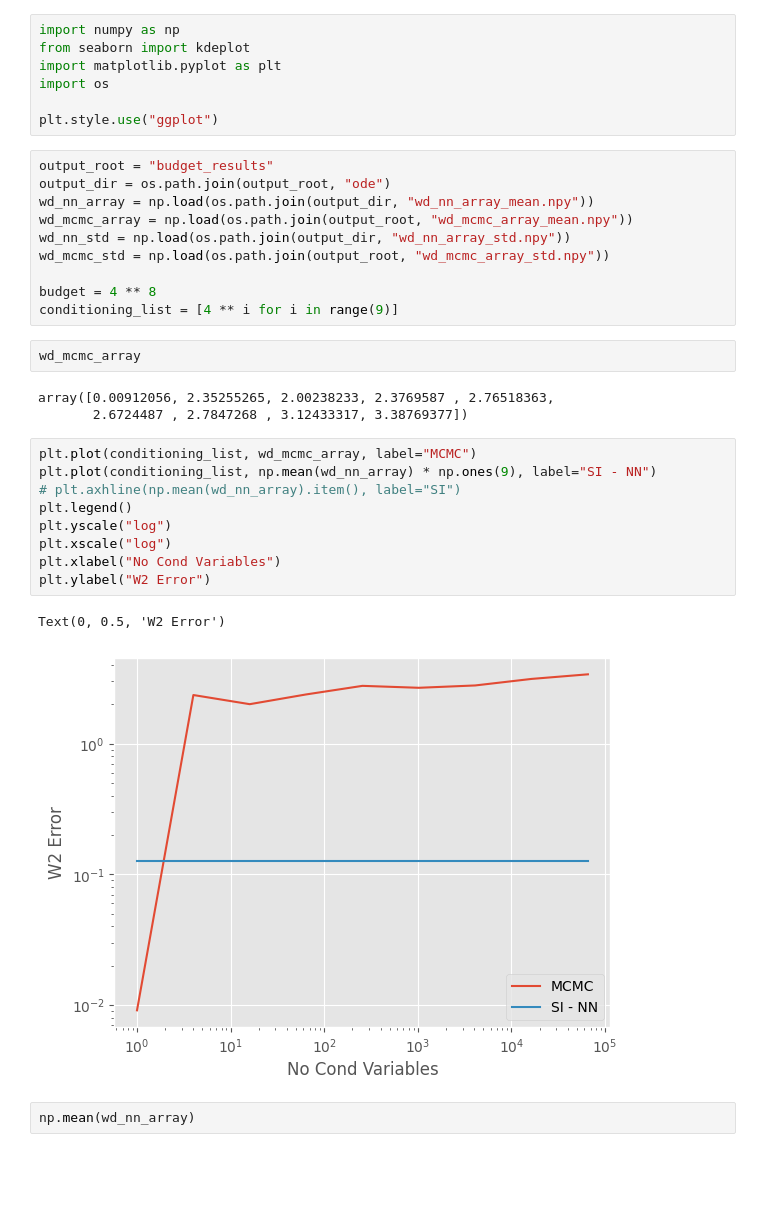
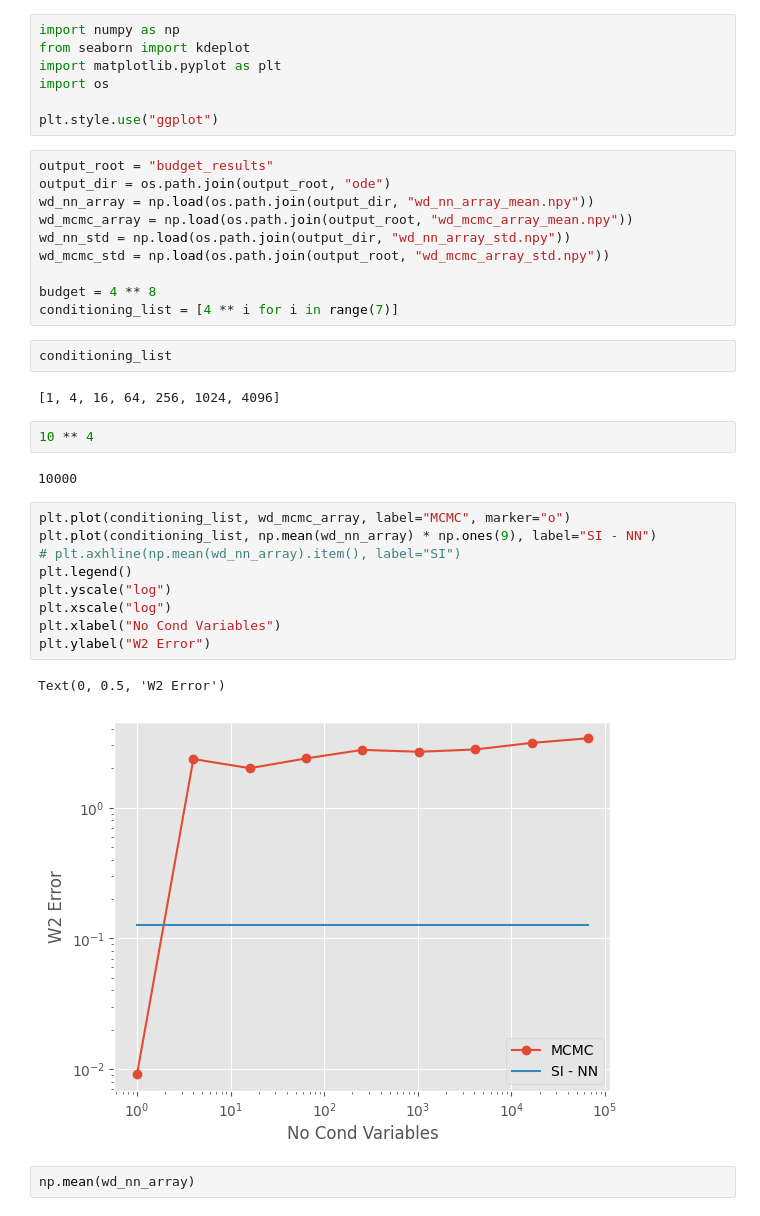
Before and after one commit to abjohnson117/TransportVsMcmcExperiments, a Jupyter notebook: banana/budget_test.ipynb, the cells around one changed output. Drawn from its saved outputs; the diff is of its cells as text; blank space fills up the shorter version.

```diff
--- a/banana/budget_test.ipynb
+++ b/banana/budget_test.ipynb
@@ -14,24 +14,27 @@ wd_nn_std = np.load(os.path.join(output_dir, "wd_nn_array_std.npy"))
 wd_mcmc_std = np.load(os.path.join(output_root, "wd_mcmc_array_std.npy"))
 
 budget = 4 ** 8
-conditioning_list = [4 ** i for i in range(9)]
+conditioning_list = [4 ** i for i in range(7)]
 # %%
-wd_mcmc_array
+conditioning_list
 # %% [output]
-array([0.00912056, 2.35255265, 2.00238233, 2.3769587 , 2.76518363,
-       2.6724487 , 2.7847268 , 3.12433317, 3.38769377])
+[1, 4, 16, 64, 256, 1024, 4096]
+# %%
+10 ** 4
+# %% [output]
+10000
 # %%
-plt.plot(conditioning_list, wd_mcmc_array, label="MCMC")
+plt.plot(conditioning_list, wd_mcmc_array, label="MCMC", marker="o")
 plt.plot(conditioning_list, np.mean(wd_nn_array) * np.ones(9), label="SI - NN")
 # plt.axhline(np.mean(wd_nn_array).item(), label="SI")
 plt.legend()
 plt.yscale("log")
 plt.xscale("log")
 plt.xlabel("No Cond Variables")
 plt.ylabel("W2 Error")
 # %% [output]
 Text(0, 0.5, 'W2 Error')
-[figure, old version]
+[figure, new version]
 # %%
 np.mean(wd_nn_array)
 # %% [output]
```
Also changed, not shown: 4 other files.
